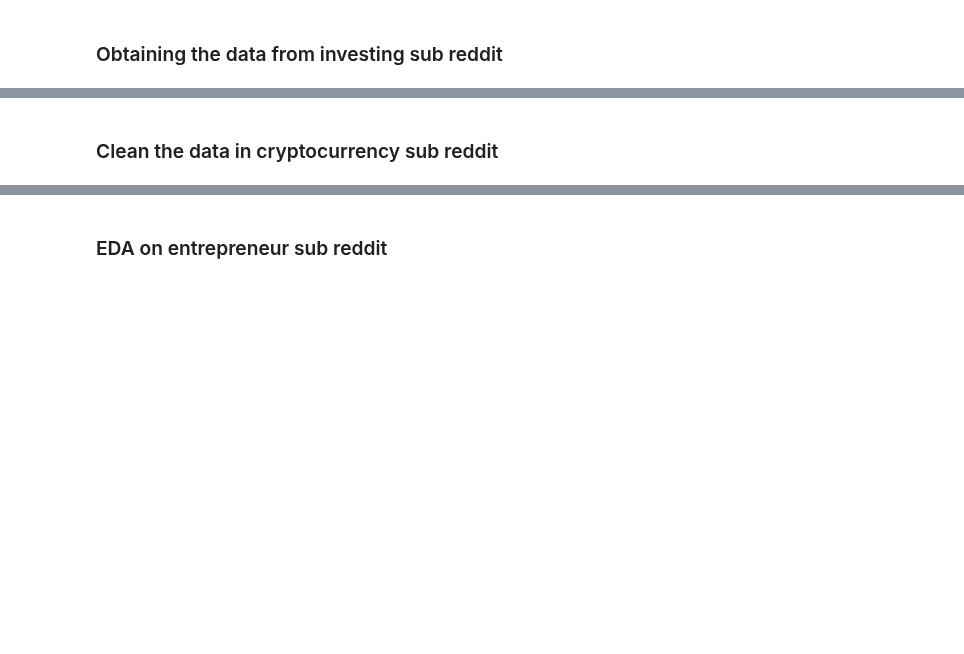
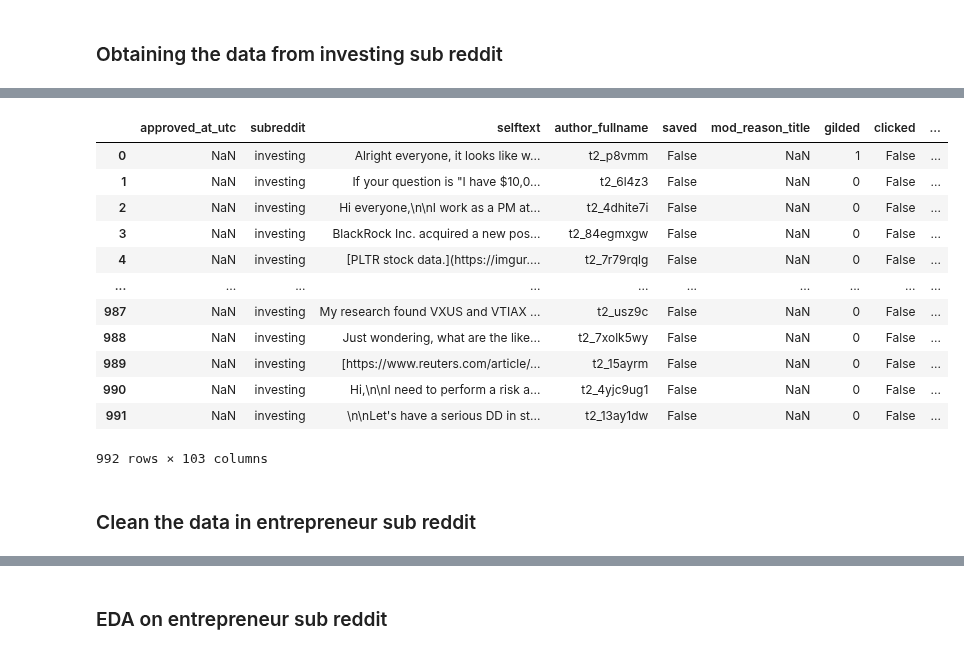
Before and after one commit to kumereshN/dsiprojects, a Jupyter notebook: project_3/Web_APIs_Classification_Data_Cleaning_EDA.ipynb, the cells around one changed output, grey strips where cells are left out. Drawn from its saved outputs; the diff is of its cells as text; code cells hidden in the pictures; blank space fills up the shorter version.

```diff
--- a/project_3/Web_APIs_Classification_Data_Cleaning_EDA.ipynb
+++ b/project_3/Web_APIs_Classification_Data_Cleaning_EDA.ipynb
@@ -192,2 +314,19 @@ entre_df
+# %%
+invest_df = pd.read_csv('./datasets/investing.csv')
+invest_df
+# %% [output]
+|  | approved_at_utc | subreddit | selftext | author_fullname | saved | mod_reason_title | gilded | clicked | ... |
+| 0 | NaN | investing | Alright everyone, it looks like w... | t2_p8vmm | False | NaN | 1 | False | ... |
+| 1 | NaN | investing | If your question is "I have $10,0... | t2_6l4z3 | False | NaN | 0 | False | ... |
+| 2 | NaN | investing | Hi everyone,\n\nI work as a PM at... | t2_4dhite7i | False | NaN | 0 | False | ... |
+| 3 | NaN | investing | BlackRock Inc. acquired a new pos... | t2_84egmxgw | False | NaN | 0 | False | ... |
+| 4 | NaN | investing | [PLTR stock data.](https://imgur.... | t2_7r79rqlg | False | NaN | 0 | False | ... |
+| ... | ... | ... | ... | ... | ... | ... | ... | ... | ... |
+| 987 | NaN | investing | My research found VXUS and VTIAX ... | t2_usz9c | False | NaN | 0 | False | ... |
+| 988 | NaN | investing | Just wondering, what are the like... | t2_7xolk5wy | False | NaN | 0 | False | ... |
+| 989 | NaN | investing | [https://www.reuters.com/article/... | t2_15ayrm | False | NaN | 0 | False | ... |
+| 990 | NaN | investing | Hi,\n\nI need to perform a risk a... | t2_4yjc9ug1 | False | NaN | 0 | False | ... |
+| 991 | NaN | investing | \n\nLet's have a serious DD in st... | t2_13ay1dw | False | NaN | 0 | False | ... |
+992 rows × 103 columns
 # %% [markdown]
-### Clean the data in cryptocurrency sub reddit
+### Clean the data in entrepreneur sub reddit
```
Also changed, not shown: parts of 27 cells of this notebook, 2 other files.
